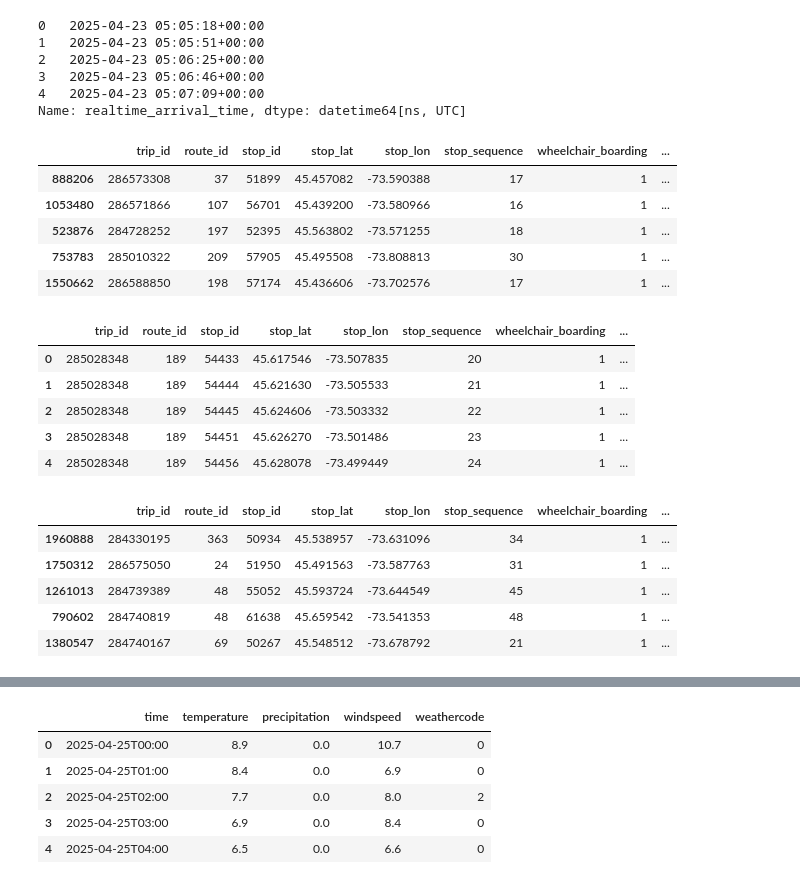
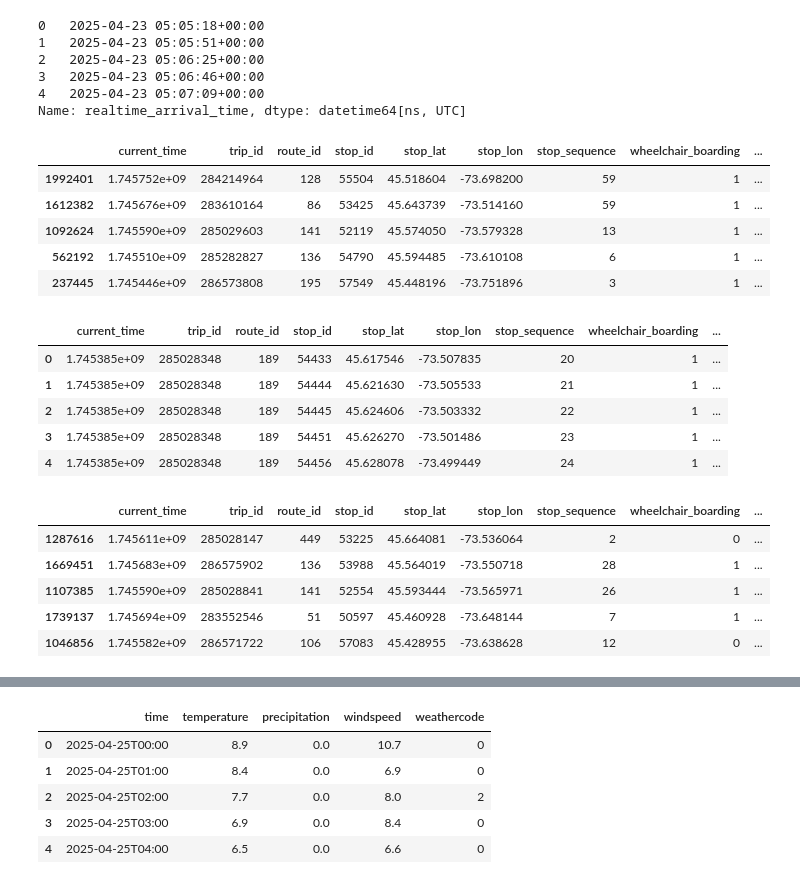
Before and after one commit to nadpierre/stm-transit-delay-prediction, a Jupyter notebook: notebooks/data_cleaning.ipynb, the cells around one changed output, grey strips where cells are left out. Drawn from its saved outputs; the diff is of its cells as text; code cells hidden in the pictures.

```diff
--- a/notebooks/data_cleaning.ipynb
+++ b/notebooks/data_cleaning.ipynb
@@ -218,6 +228,7 @@ merged_stm_df.head()
 # %%
 # Keep relevant columns
 merged_stm_df = merged_stm_df[[
+  'current_time',
   'trip_id',
   'route_id',
   'stop_id_x',
@@ -228,5 +239,4 @@ merged_stm_df = merged_stm_df[[
   'realtime_arrival_time',
   'scheduled_arrival_time'
 ]]
-merged_stm_df.sample(5)
 # %% [output]
@@ -264,36 +273,33 @@ merged_stm_df['rounded_arrival_dt'] = rt_arrival_dt.dt.round('h')
 # %%
 # Format time to match weather data
 merged_stm_df['time'] = merged_stm_df['rounded_arrival_dt'].dt.strftime('%Y-%m-%dT%H:%M')
-merged_stm_df.sample(5)
 # %% [output]
-|  | trip_id | route_id | stop_id | stop_lat | stop_lon | stop_sequence | wheelchair_boarding | ... |
-| 888206 | 286573308 | 37 | 51899 | 45.457082 | -73.590388 | 17 | 1 | ... |
-| 1053480 | 286571866 | 107 | 56701 | 45.439200 | -73.580966 | 16 | 1 | ... |
-| 523876 | 284728252 | 197 | 52395 | 45.563802 | -73.571255 | 18 | 1 | ... |
-| 753783 | 285010322 | 209 | 57905 | 45.495508 | -73.808813 | 30 | 1 | ... |
-| 1550662 | 286588850 | 198 | 57174 | 45.436606 | -73.702576 | 17 | 1 | ... |
+|  | current_time | trip_id | route_id | stop_id | stop_lat | stop_lon | stop_sequence | wheelchair_boarding | ... |
+| 1992401 | 1.745752e+09 | 284214964 | 128 | 55504 | 45.518604 | -73.698200 | 59 | 1 | ... |
+| 1612382 | 1.745676e+09 | 283610164 | 86 | 53425 | 45.643739 | -73.514160 | 59 | 1 | ... |
+| 1092624 | 1.745590e+09 | 285029603 | 141 | 52119 | 45.574050 | -73.579328 | 13 | 1 | ... |
+| 562192 | 1.745510e+09 | 285282827 | 136 | 54790 | 45.594485 | -73.610108 | 6 | 1 | ... |
+| 237445 | 1.745446e+09 | 286573808 | 195 | 57549 | 45.448196 | -73.751896 | 3 | 1 | ... |
 # %%
 # Merge STM data with historical weather
 df = pd.merge(left=merged_stm_df, right=weather_df, how='left', on='time')
-df.head()
 # %% [output]
-|  | trip_id | route_id | stop_id | stop_lat | stop_lon | stop_sequence | wheelchair_boarding | ... |
-| 0 | 285028348 | 189 | 54433 | 45.617546 | -73.507835 | 20 | 1 | ... |
-| 1 | 285028348 | 189 | 54444 | 45.621630 | -73.505533 | 21 | 1 | ... |
-| 2 | 285028348 | 189 | 54445 | 45.624606 | -73.503332 | 22 | 1 | ... |
-| 3 | 285028348 | 189 | 54451 | 45.626270 | -73.501486 | 23 | 1 | ... |
-| 4 | 285028348 | 189 | 54456 | 45.628078 | -73.499449 | 24 | 1 | ... |
+|  | current_time | trip_id | route_id | stop_id | stop_lat | stop_lon | stop_sequence | wheelchair_boarding | ... |
+| 0 | 1.745385e+09 | 285028348 | 189 | 54433 | 45.617546 | -73.507835 | 20 | 1 | ... |
+| 1 | 1.745385e+09 | 285028348 | 189 | 54444 | 45.621630 | -73.505533 | 21 | 1 | ... |
+| 2 | 1.745385e+09 | 285028348 | 189 | 54445 | 45.624606 | -73.503332 | 22 | 1 | ... |
+| 3 | 1.745385e+09 | 285028348 | 189 | 54451 | 45.626270 | -73.501486 | 23 | 1 | ... |
+| 4 | 1.745385e+09 | 285028348 | 189 | 54456 | 45.628078 | -73.499449 | 24 | 1 | ... |
 # %%
-# Get rows with null weather
+# Filter rows with null weather
 null_weather_mask = df.isna().any(axis=1)
-df[null_weather_mask].sample(5)
 # %% [output]
-|  | trip_id | route_id | stop_id | stop_lat | stop_lon | stop_sequence | wheelchair_boarding | ... |
-| 1960888 | 284330195 | 363 | 50934 | 45.538957 | -73.631096 | 34 | 1 | ... |
-| 1750312 | 286575050 | 24 | 51950 | 45.491563 | -73.587763 | 31 | 1 | ... |
-| 1261013 | 284739389 | 48 | 55052 | 45.593724 | -73.644549 | 45 | 1 | ... |
-| 790602 | 284740819 | 48 | 61638 | 45.659542 | -73.541353 | 48 | 1 | ... |
-| 1380547 | 284740167 | 69 | 50267 | 45.548512 | -73.678792 | 21 | 1 | ... |
+|  | current_time | trip_id | route_id | stop_id | stop_lat | stop_lon | stop_sequence | wheelchair_boarding | ... |
+| 1287616 | 1.745611e+09 | 285028147 | 449 | 53225 | 45.664081 | -73.536064 | 2 | 0 | ... |
+| 1669451 | 1.745683e+09 | 286575902 | 136 | 53988 | 45.564019 | -73.550718 | 28 | 1 | ... |
+| 1107385 | 1.745590e+09 | 285028841 | 141 | 52554 | 45.593444 | -73.565971 | 26 | 1 | ... |
+| 1739137 | 1.745694e+09 | 283552546 | 51 | 50597 | 45.460928 | -73.648144 | 7 | 1 | ... |
+| 1046856 | 1.745582e+09 | 286571722 | 106 | 57083 | 45.428955 | -73.638628 | 12 | 0 | ... |
 # %%
 # Get proportion of rows with null weather
 print(f'{(null_weather_mask.sum() / len(df)):.2%}')
```
Also changed, not shown: parts of 20 cells of this notebook, 8 other files.
